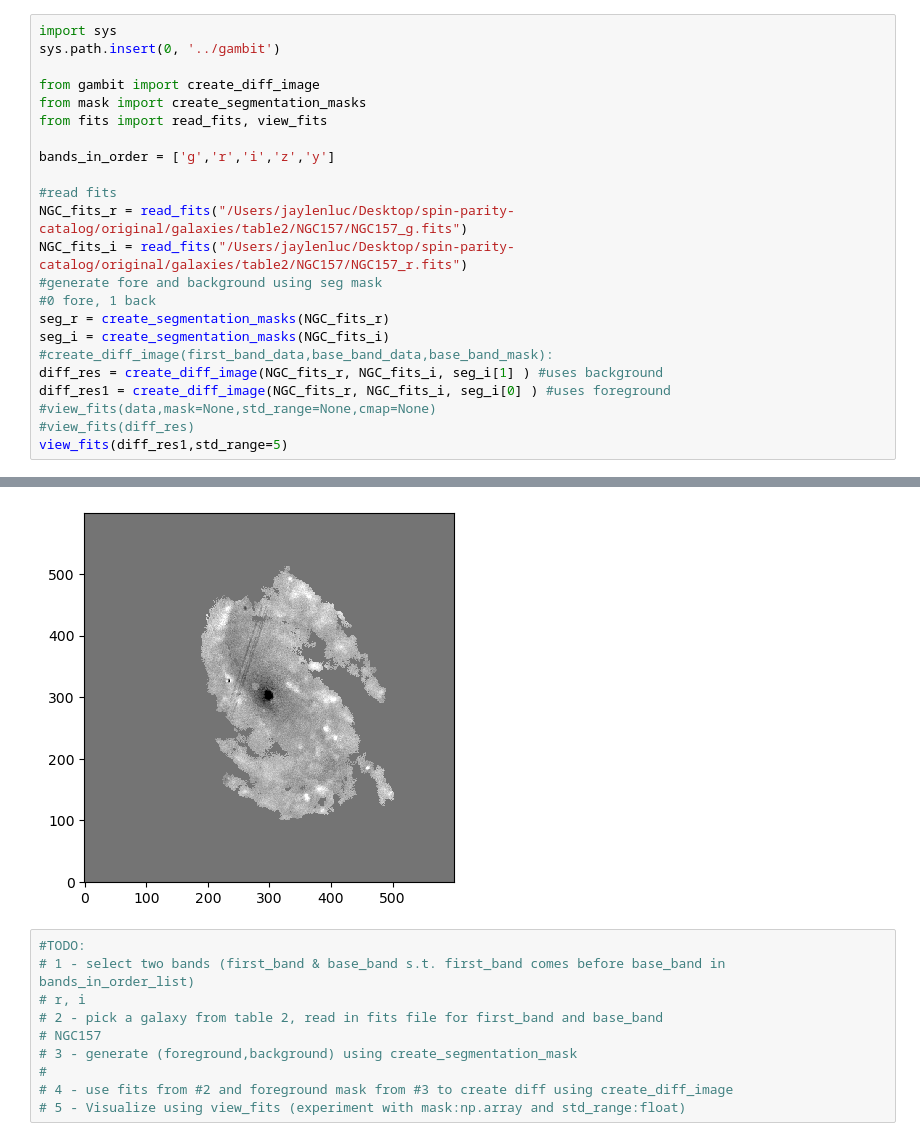
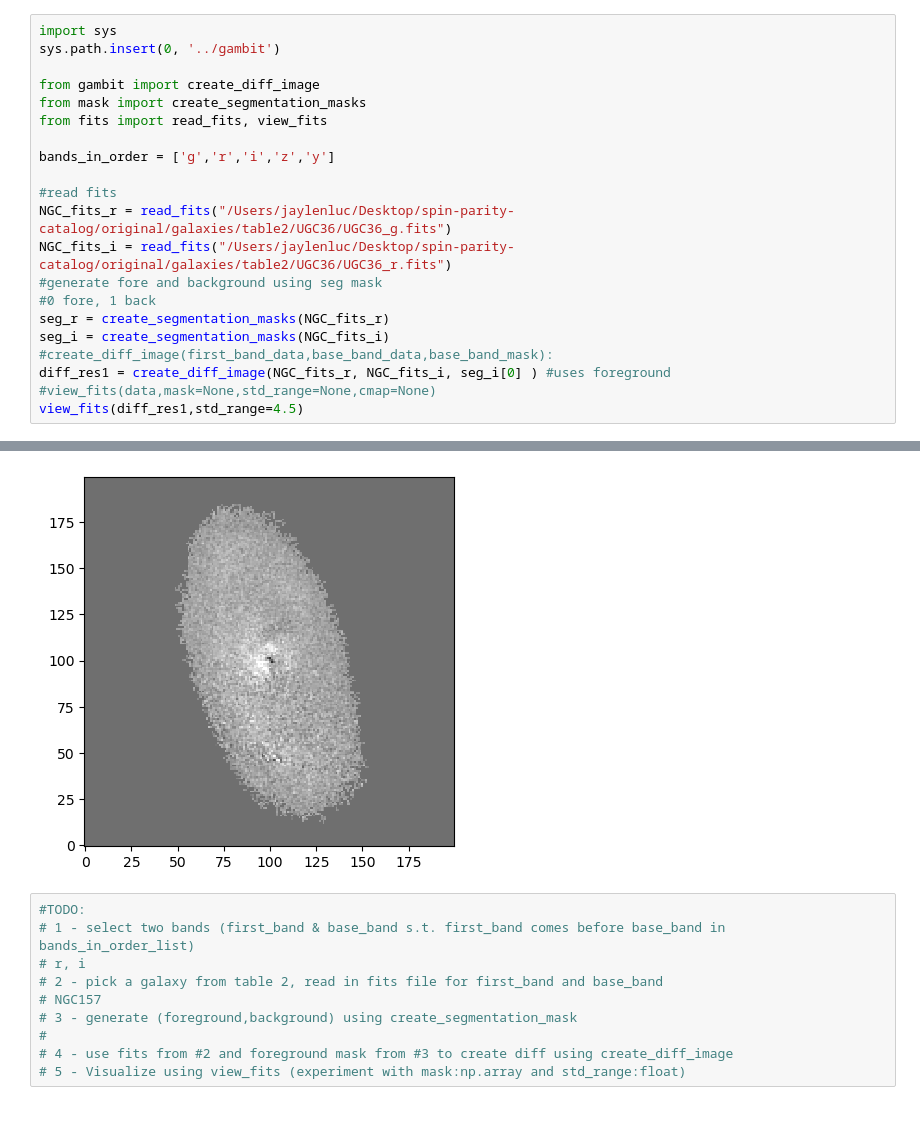
Before and after one commit to JaylenLuc/gambit, a Jupyter notebook: examples/diff.ipynb, the cells around one changed output, grey strips where cells are left out. Saved outputs shown, nothing was run; the diff lists cells and outputs as text.

```diff
--- a/examples/diff.ipynb
+++ b/examples/diff.ipynb
@@ -9,16 +9,14 @@ from fits import read_fits, view_fits
 bands_in_order = ['g','r','i','z','y']
 
 #read fits
-NGC_fits_r = read_fits("/Users/jaylenluc/Desktop/spin-parity-catalog/original/galaxies/table2/NGC157/NGC157_g.fits")
-NGC_fits_i = read_fits("/Users/jaylenluc/Desktop/spin-parity-catalog/original/galaxies/table2/NGC157/NGC157_r.fits")
+NGC_fits_r = read_fits("/Users/jaylenluc/Desktop/spin-parity-catalog/original/galaxies/table2/UGC36/UGC36_g.fits")
+NGC_fits_i = read_fits("/Users/jaylenluc/Desktop/spin-parity-catalog/original/galaxies/table2/UGC36/UGC36_r.fits")
 #generate fore and background using seg mask
 #0 fore, 1 back
 seg_r = create_segmentation_masks(NGC_fits_r)
 seg_i = create_segmentation_masks(NGC_fits_i)
 #create_diff_image(first_band_data,base_band_data,base_band_mask):
-diff_res = create_diff_image(NGC_fits_r, NGC_fits_i, seg_i[1] ) #uses background
 diff_res1 = create_diff_image(NGC_fits_r, NGC_fits_i, seg_i[0] ) #uses foreground
 #view_fits(data,mask=None,std_range=None,cmap=None)
-#view_fits(diff_res)
-view_fits(diff_res1,std_range=5)
+view_fits(diff_res1,std_range=4.5)
 # %% [output]
@@ -27,4 +23,4 @@ WARNING: Input data contains invalid values (NaNs or infs), which were automatic
-[figure, old version]
+[figure, new version]
 # %%
 #TODO:
 # 1 - select two bands (first_band & base_band s.t. first_band comes before base_band in bands_in_order_list)
```
Also changed, not shown: parts of 1 cell of this notebook.
